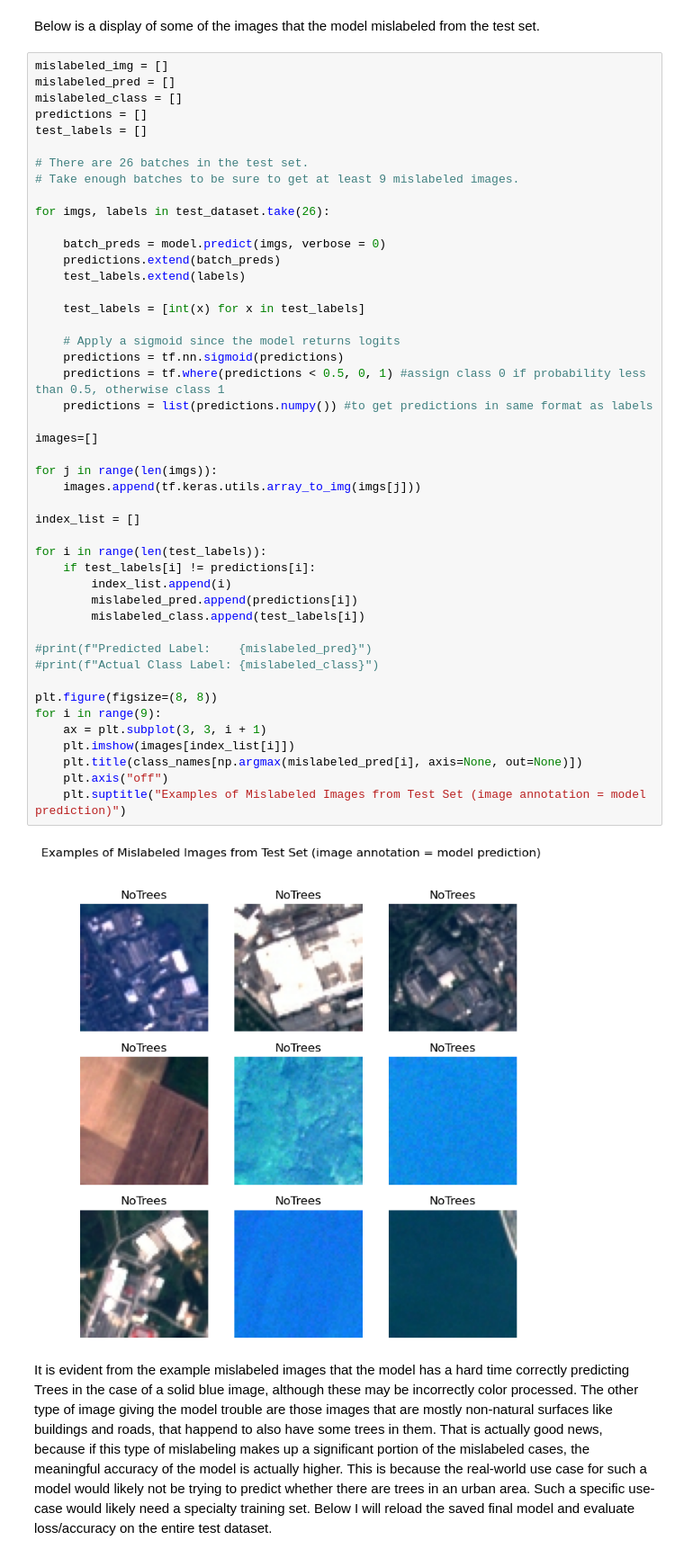
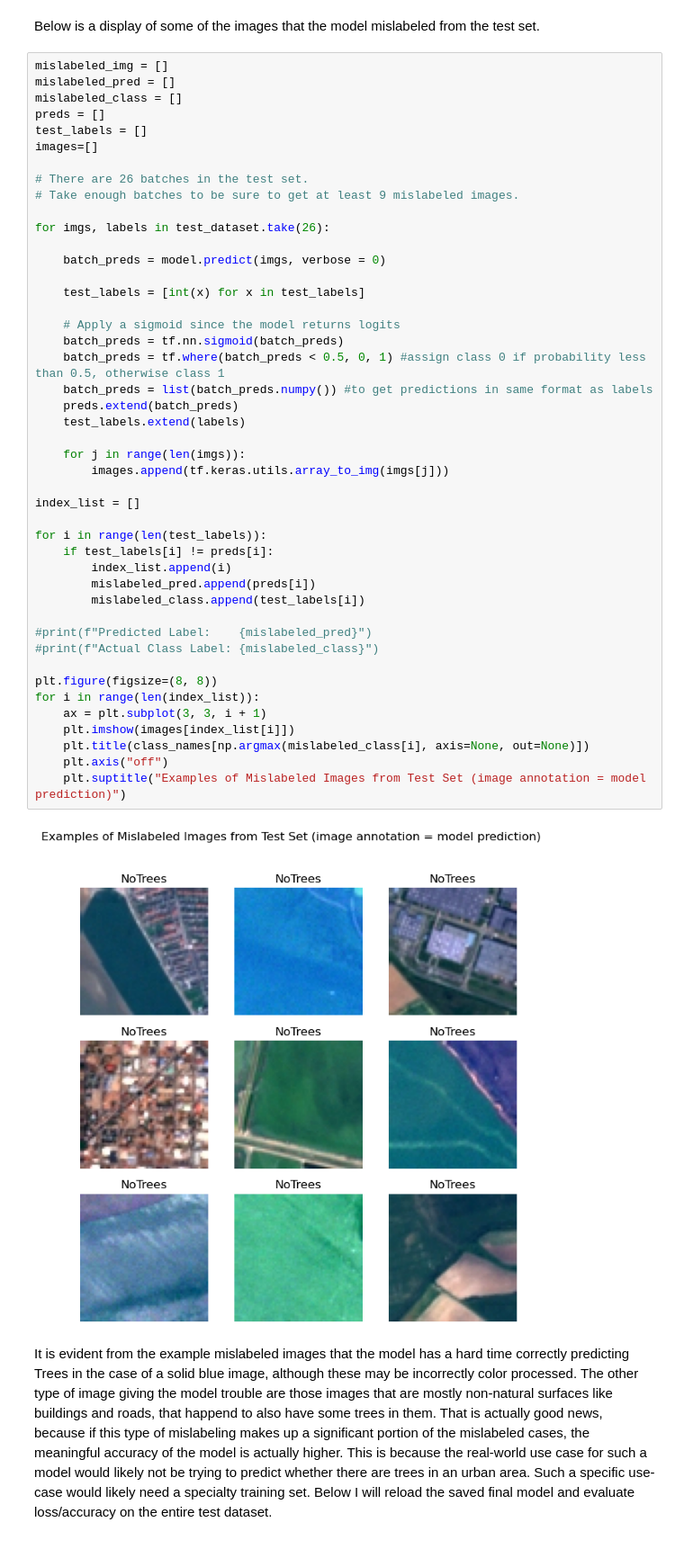
Before and after one commit to ehardwick2/Satellite_Image_Classification, a Jupyter notebook: MobileNetV2_transfer.ipynb, the cells around one changed output. Shown at 90% size. Drawn from its saved outputs; the diff is of its cells as text.

```diff
--- a/MobileNetV2_transfer.ipynb
+++ b/MobileNetV2_transfer.ipynb
@@ -456,50 +456,49 @@ Below is a display of some of the images that the model mislabeled from the test
 mislabeled_img = []
 mislabeled_pred = []
 mislabeled_class = []
-predictions = []
+preds = []
 test_labels = []
+images=[]
 
 # There are 26 batches in the test set.
 # Take enough batches to be sure to get at least 9 mislabeled images.
 
 for imgs, labels in test_dataset.take(26):
 
     batch_preds = model.predict(imgs, verbose = 0)
-    predictions.extend(batch_preds)
-    test_labels.extend(labels)
 
     test_labels = [int(x) for x in test_labels]
 
     # Apply a sigmoid since the model returns logits
-    predictions = tf.nn.sigmoid(predictions)
-    predictions = tf.where(predictions < 0.5, 0, 1) #assign class 0 if probability less than 0.5, otherwise class 1
-    predictions = list(predictions.numpy()) #to get predictions in same format as labels
+    batch_preds = tf.nn.sigmoid(batch_preds)
+    batch_preds = tf.where(batch_preds < 0.5, 0, 1) #assign class 0 if probability less than 0.5, otherwise class 1
+    batch_preds = list(batch_preds.numpy()) #to get predictions in same format as labels
+    preds.extend(batch_preds)
+    test_labels.extend(labels)
 
-images=[]
-
-for j in range(len(imgs)):
-    images.append(tf.keras.utils.array_to_img(imgs[j]))
+    for j in range(len(imgs)):
+        images.append(tf.keras.utils.array_to_img(imgs[j]))
 
 index_list = []
 
 for i in range(len(test_labels)):
-    if test_labels[i] != predictions[i]:
+    if test_labels[i] != preds[i]:
         index_list.append(i)
-        mislabeled_pred.append(predictions[i])
+        mislabeled_pred.append(preds[i])
         mislabeled_class.append(test_labels[i])
 
 #print(f"Predicted Label:    {mislabeled_pred}")
 #print(f"Actual Class Label: {mislabeled_class}")
 
 plt.figure(figsize=(8, 8))
-for i in range(9):
+for i in range(len(index_list)):
     ax = plt.subplot(3, 3, i + 1)
     plt.imshow(images[index_list[i]])
-    plt.title(class_names[np.argmax(mislabeled_pred[i], axis=None, out=None)])
+    plt.title(class_names[np.argmax(mislabeled_class[i], axis=None, out=None)])
     plt.axis("off")
     plt.suptitle("Examples of Mislabeled Images from Test Set (image annotation = model prediction)")
 # %% [output]
-[figure, old version]
+[figure, new version]
 # %% [markdown]
 It is evident from the example mislabeled images that the model has a hard time correctly predicting Trees in the case of a solid blue image, although these may be incorrectly color processed. The other type of image giving the model trouble are those images that are mostly non-natural surfaces like buildings and roads, that happend to also have some trees in them. That is actually good news, because if this type of mislabeling makes up a significant portion of the mislabeled cases, the meaningful accuracy of the model is actually higher. This is because the real-world use case for such a model would likely not be trying to predict whether there are trees in an urban area. Such a specific use-case would likely need a specialty training set. Below I will reload the saved final model and evaluate loss/accuracy on the entire test dataset.
 # %%
```
Also changed, not shown: parts of 5 cells of this notebook.
